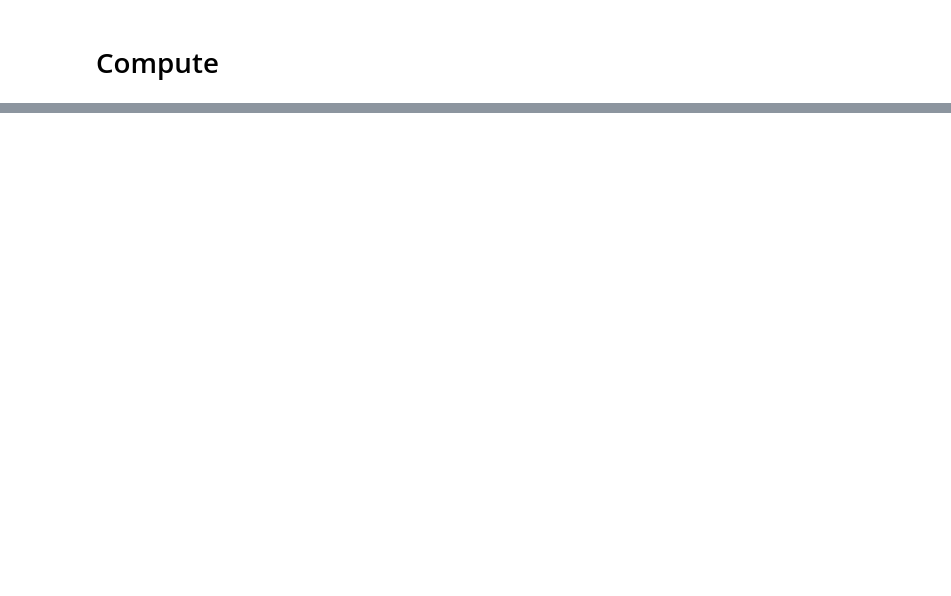
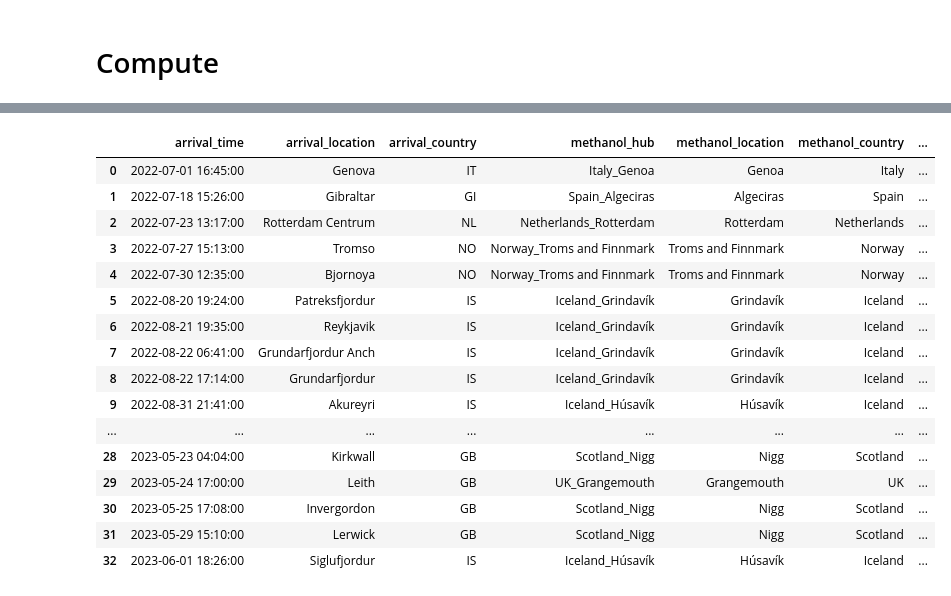
Before and after one commit to simo955/spotted_stuff, a Jupyter notebook: Seby/seby_methanol_computation.ipynb, the cells around one changed output, grey strips where cells are left out. Drawn from its saved outputs; the diff is of its cells as text; code cells hidden in the pictures; blank space fills up the shorter version.

```diff
--- a/Seby/seby_methanol_computation.ipynb
+++ b/Seby/seby_methanol_computation.ipynb
@@ -106,0 +241,10 @@ res2
+# %%
+# Preprocess methanol df
+emethanol_df1.rename(columns={
+    'City': 'location',
+    'Country': 'country',
+    'Latitude': 'lat',
+    'Longtitude': 'long',
+    }, inplace=True)
+emethanol_df1 = emethanol_df1 [['location', 'country', 'lat', 'long']]
+emethanol_df1.head(1)
@@ -106,0 +254,3 @@ res2
+# %%
+emethanol_df2 = pd.read_excel('Data/emethanol_sa.xlsx')
+emethanol_df2.head(1)
@@ -106,0 +260,10 @@ res2
+# %%
+# Preprocess methanol df
+emethanol_df2.rename(columns={
+    'City': 'location',
+    'Country': 'country',
+    'Latitude': 'lat',
+    'Longtitude': 'long',
+    }, inplace=True)
+emethanol_df2 = emethanol_df2 [['location', 'country', 'lat', 'long']]
+emethanol_df2.head(1)
@@ -106,0 +273,3 @@ res2
+# %%
+emethanol_df=pd.concat([emethanol_df1,emethanol_df2]).reset_index(drop=True)
+emethanol_df
@@ -106,0 +290,25 @@ res2
+# %%
+res=compute_distance_enricched(arrival_df, emethanol_df, 111.12)
+res = remove_duplicates(res, ['arrival_location', 'km_distance'])
+res=compute_beetween_stops_analytics(res)
+res=compute_travelled_distance(arrival_df,res)
+
+res
+# %% [output]
+|  | arrival_time | arrival_location | arrival_country | methanol_hub | methanol_location | methanol_country | ... |
+| 0 | 2022-07-01 16:45:00 | Genova | IT | Italy_Genoa | Genoa | Italy | ... |
+| 1 | 2022-07-18 15:26:00 | Gibraltar | GI | Spain_Algeciras | Algeciras | Spain | ... |
+| 2 | 2022-07-23 13:17:00 | Rotterdam Centrum | NL | Netherlands_Rotterdam | Rotterdam | Netherlands | ... |
+| 3 | 2022-07-27 15:13:00 | Tromso | NO | Norway_Troms and Finnmark | Troms and Finnmark | Norway | ... |
+| 4 | 2022-07-30 12:35:00 | Bjornoya | NO | Norway_Troms and Finnmark | Troms and Finnmark | Norway | ... |
+| 5 | 2022-08-20 19:24:00 | Patreksfjordur | IS | Iceland_Grindavík | Grindavík | Iceland | ... |
+| 6 | 2022-08-21 19:35:00 | Reykjavik | IS | Iceland_Grindavík | Grindavík | Iceland | ... |
+| 7 | 2022-08-22 06:41:00 | Grundarfjordur Anch | IS | Iceland_Grindavík | Grindavík | Iceland | ... |
+| 8 | 2022-08-22 17:14:00 | Grundarfjordur | IS | Iceland_Grindavík | Grindavík | Iceland | ... |
+| 9 | 2022-08-31 21:41:00 | Akureyri | IS | Iceland_Húsavík | Húsavík | Iceland | ... |
+| ... | ... | ... | ... | ... | ... | ... | ... |
+| 28 | 2023-05-23 04:04:00 | Kirkwall | GB | Scotland_Nigg | Nigg | Scotland | ... |
+| 29 | 2023-05-24 17:00:00 | Leith | GB | UK_Grangemouth | Grangemouth | UK | ... |
+| 30 | 2023-05-25 17:08:00 | Invergordon | GB | Scotland_Nigg | Nigg | Scotland | ... |
+| 31 | 2023-05-29 15:10:00 | Lerwick | GB | Scotland_Nigg | Nigg | Scotland | ... |
+| 32 | 2023-06-01 18:26:00 | Siglufjordur | IS | Iceland_Húsavík | Húsavík | Iceland | ... |
```
Also changed, not shown: parts of 26 cells of this notebook.
